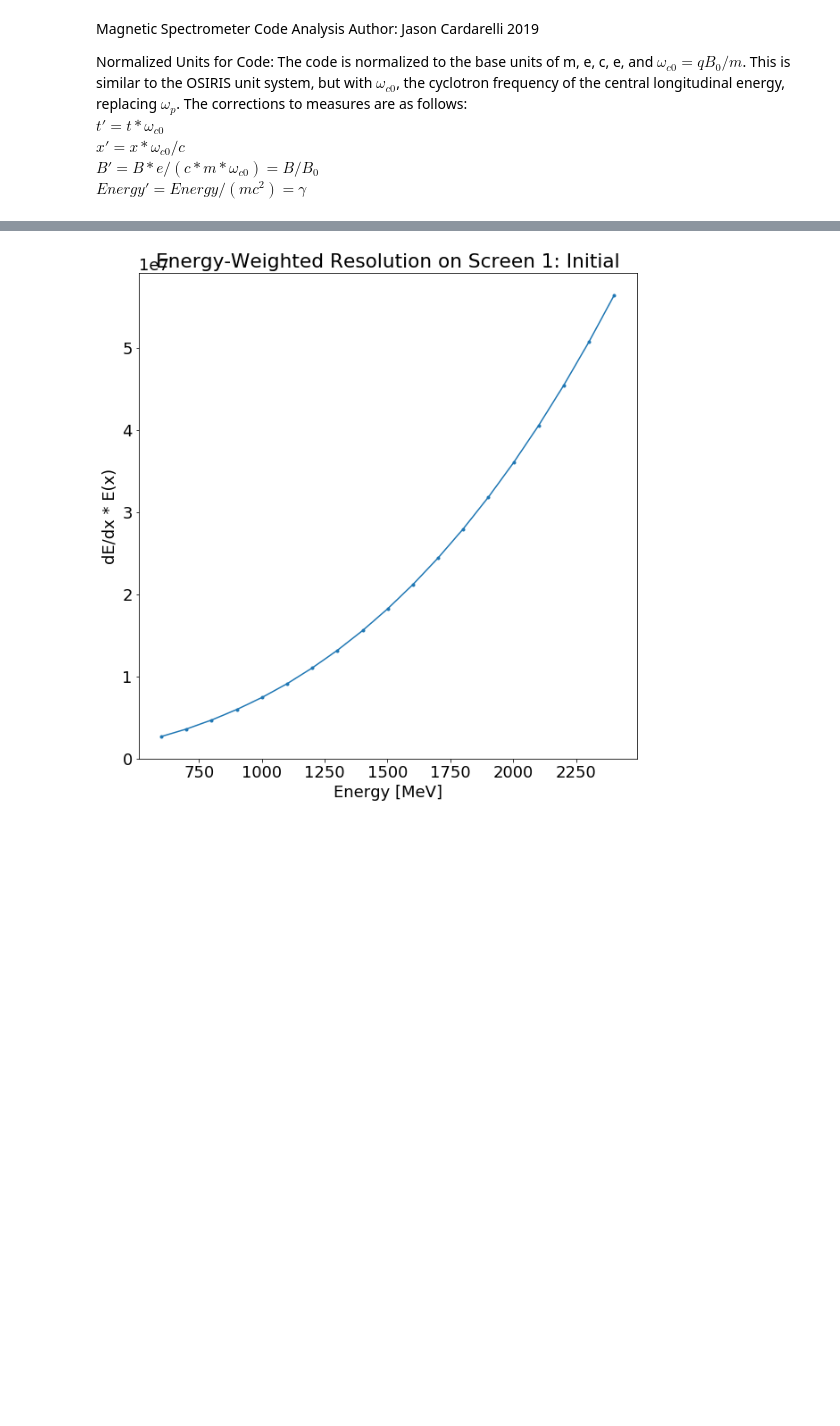
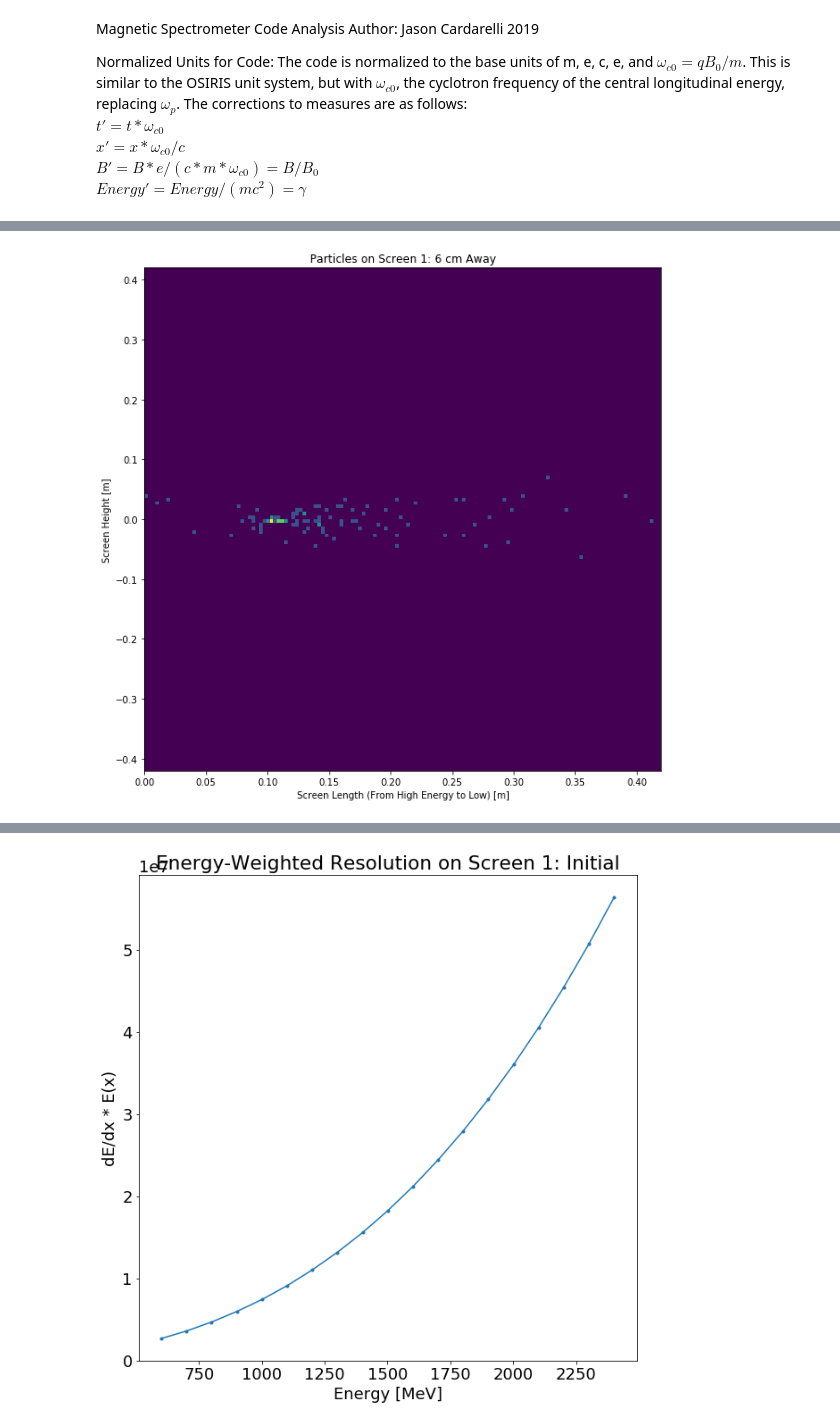
Before and after one commit to jcardar/MagnetSpec_ParticleTracker, a Jupyter notebook: data/analysis/analysis_mag_spec.ipynb, the cells around one changed output, grey strips where cells are left out. Saved outputs shown, nothing was run; the diff lists cells and outputs as text; code cells hidden in the pictures; blank space fills up the shorter version.

```diff
--- a/data/analysis/analysis_mag_spec.ipynb
+++ b/data/analysis/analysis_mag_spec.ipynb
@@ -200,3 +201,88 @@ plt.tight_layout()
+# %%
+#This produces the heatmap of particles on the screen
+import matplotlib.cm as cm
+from matplotlib.image import NonUniformImage
+num_par    = len(posx);
+B_Norm   = 1;
+omega_c0 = const.e*B_Norm / const.m_e;
+
+dx_pixel = 3e-3/(const.c/omega_c0); #pixel size
+
+#%matplotlib inline
+#seperate screens
+
+number_of_screens = int(max(part_on_screen_screen_index)+1)
+
+fig1, ax = plt.subplots(ncols=1,nrows=int(number_of_screens), figsize=(10,10));
+if number_of_screens > 1:
+    for jj in range(number_of_screens):
+        long_cord = [np.sqrt(part_on_screen_pos_x[ii]**2 + part_on_screen_pos_y[ii]**2) for ii in range(len(part_on_screen_pos_x)) if part_on_screen_screen_index[ii] == jj];
+        indicies_kept = [ii for ii in range(len(part_on_screen_pos_x)) if part_on_screen_screen_index[ii] == jj]
+        colors = cm.rainbow(np.linspace(0, 1, len(long_cord)/7+1))
+        indx = -1;
+        for ii in range(len(long_cord)):
+            if ii %7 ==0:
+                indx = indx+1;
+                sc = ax[jj].scatter(long_cord[ii]*const.c/omega_c0, part_on_screen_pos_z[ii]*const.c/omega_c0, color = colors[indx], label=f'energy = {energy[int(part_on_screen_part_index[int(indicies_kept[ii])])][0]:.1f} MeV')
+            else:
+                ax[jj].scatter(long_cord[ii]*const.c/omega_c0, part_on_screen_pos_z[ii]*const.c/omega_c0, color = colors[indx], label='_nolegend_')
+        ax[jj].set_title(f"Image of Particles Landing on Screen {(jj+1):.0f}");
+        ax[jj].set_xlabel("Screen Length (From High Energy to Low) [m]");
+        ax[jj].set_ylabel("Screen Height [m]");
+        ax[jj].set_xlim([0, screen['length'][jj]*const.c/omega_c0]);
+        ax[jj].set_ylim([-screen['height'][jj]*0.5*const.c/omega_c0, screen['height'][jj]*0.5*const.c/omega_c0]);
+        ax[jj].legend(bbox_to_anchor=(1.03, 1), loc='upper left',);
+if number_of_screens == 1:
+    for jj in range(number_of_screens):
+        long_cord = [np.sqrt(part_on_screen_pos_x[ii]**2 + part_on_screen_pos_y[ii]**2) for ii in range(len(part_on_screen_pos_x)) if part_on_screen_screen_index[ii] == jj];
+        indicies_kept = [ii for ii in range(len(part_on_screen_pos_x)) if part_on_screen_screen_index[ii] == jj]
+        colors = cm.rainbow(np.linspace(0, 1, len(long_cord)/7+1))
+        indx = -1;
+        #screenX = np.array([screen['screen_low_energy_edgex'][ii],screen['screen_low_energy_edgex'][ii]+(screen['length'][ii]*np.cos(np.deg2rad(screen['degrees about z-axis'][ii])))])*const.c/omega_c0
+        s_length = screen['length'][jj];
+        s_height = screen['height'][jj];
+        num_pix_l = round(s_length/dx_pixel)
+        num_pix_h = round(s_height/dx_pixel)
+        #print(num_pix_l)
+        #input("go? ")
+        #s_length = np.linspace(0,s_length, num_pix_l)
+        #s_height = np.linspace(-s_height, s_height, num_pix_h)
+        #make longitudinal and vertial arrays
+        length_cord_1 = []
+        height_cord_1 = []
+        #length_cord_1.append(0)
+        #height_cord_1.append(-s_height/2.0)
+        for ii in range(len(long_cord)):
+            length_cord_1.append(long_cord[ii]*const.c/omega_c0)
+            height_cord_1.append(part_on_screen_pos_z[ii]*const.c/omega_c0)
+        #length_cord_1.append(s_length*(const.c/omega_c0))
+        #height_cord_1.append(s_height*(const.c/omega_c0)/2.0)
+        #background_screen = np.zeros((num_pix_l, num_pix_h))
+        s_length_linspace = np.linspace(0,s_length, num_pix_l)
+        s_height_linspace = np.linspace(-s_height, s_height, num_pix_h)
+        H, xedges, yedges = np.histogram2d(length_cord_1, height_cord_1, bins = [num_pix_l, num_pix_h], range = [[0, s_length*const.c/omega_c0], [-s_height*const.c/omega_c0, s_height*const.c/omega_c0]])#, density=True)
+        #LL,HH = np.meshgrid(xedges, yedges)
+        #ax.pcolormesh(LL,HH,H)
+
+        ax.imshow(H.T, interpolation='nearest', aspect='auto', origin='low',extent=[xedges[0], xedges[-1], yedges[0], yedges[-1]])
+        #for ii in range(len(long_cord)):
+        #    if ii %10 ==0:
+        #        indx = indx+1;
+        #        sc = ax.scatter(long_cord[ii]*const.c/omega_c0, part_on_screen_pos_z[ii]*const.c/omega_c0, color = colors[indx], label=f'energy = {energy[int(part_on_screen_part_index[int(indicies_kept[ii])])][0]:.1f} MeV')
+        #    else:
+        #        ax.scatter(long_cord[ii]*const.c/omega_c0, part_on_screen_pos_z[ii]*const.c/omega_c0, color = colors[indx], label='_nolegend_')
+        #ax.set_title(f"Image of Particles Landing on Screen {(jj+1):.0f}");
+        ax.set_title(f"Particles on Screen {(jj+1):.0f}: 6 cm Away");
+        ax.set_xlabel("Screen Length (From High Energy to Low) [m]");
+        ax.set_ylabel("Screen Height [m]");
+        #ax.set_xlim([0, screen['length'][jj]*const.c/omega_c0]);
+        #ax.set_ylim([-screen['height'][jj]*0.5*const.c/omega_c0, screen['height'][jj]*0.5*const.c/omega_c0]);
+        #ax.legend(bbox_to_anchor=(1.03, 1), loc='upper left',);
+
+#ax.set_ylim(-0.5, 0.5)
+#plt.tight_layout()
+# %% [output]
+[figure, added]
 # %%
 num_par    = len(posx);
 B_Norm   = 1;
```
Also changed, not shown: parts of 6 cells of this notebook, 49 other files.
